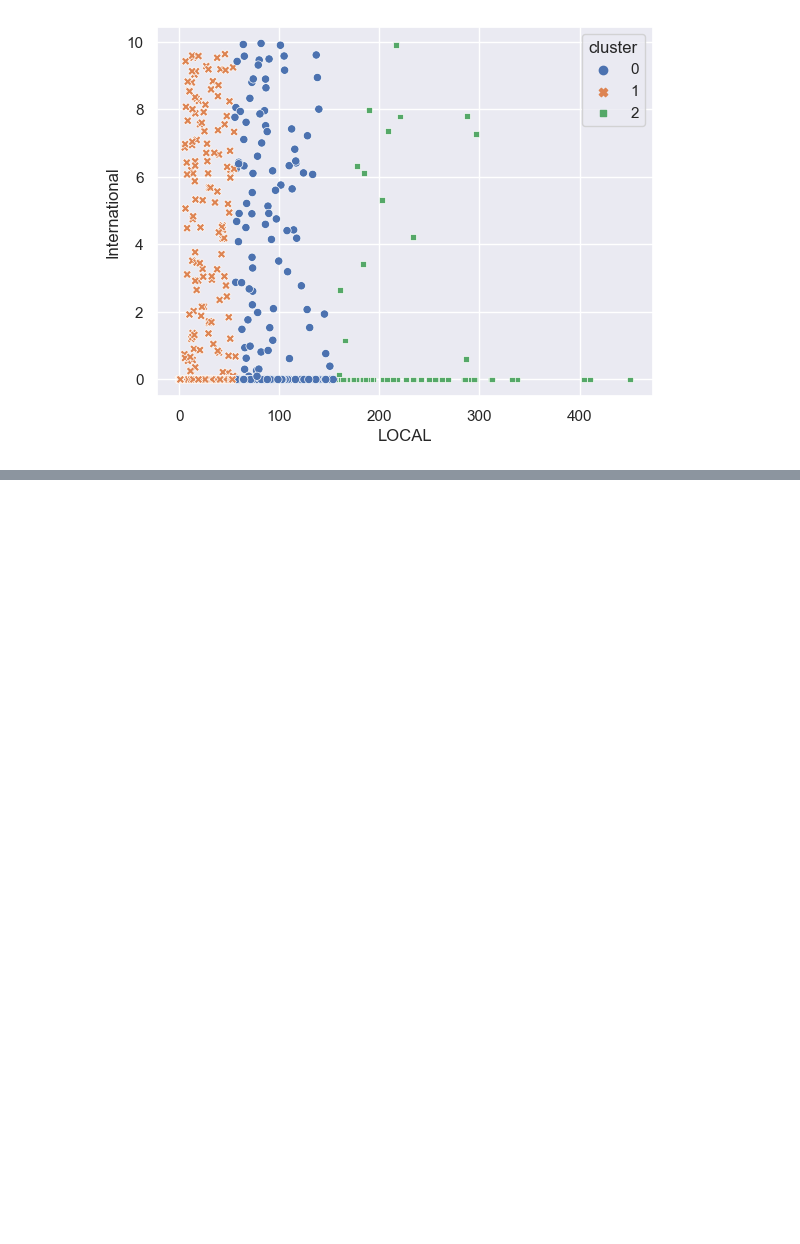
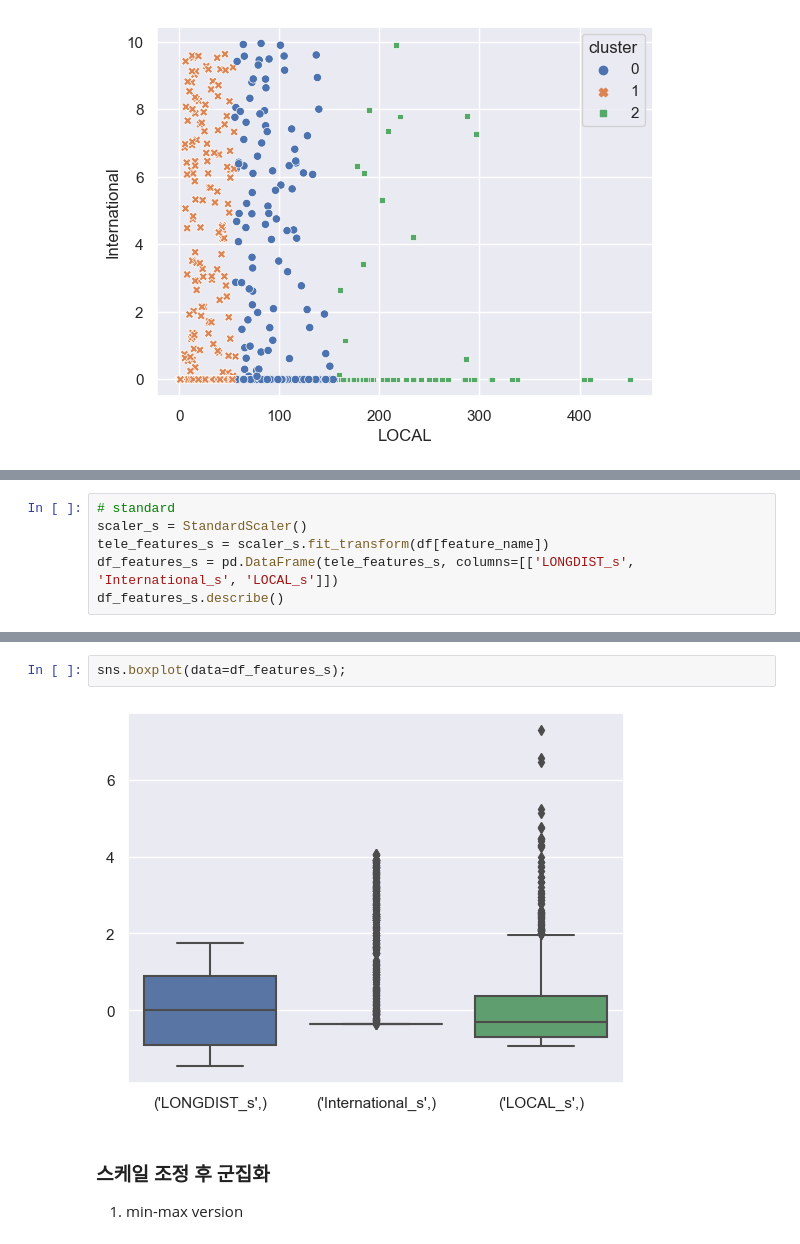
Before and after one commit to MilKim0818/TIL, a Jupyter notebook: ML/Clustering.ipynb, the cells around one changed output, grey strips where cells are left out. Drawn from its saved outputs; the diff is of its cells as text; blank space fills up the shorter version.

```diff
--- a/ML/Clustering.ipynb
+++ b/ML/Clustering.ipynb
@@ -322,0 +373,6 @@ sns.scatterplot(data=tele_cluster, x='LOCAL', y='International'
+# %%
+# standard
+scaler_s = StandardScaler()
+tele_features_s = scaler_s.fit_transform(df[feature_name])
+df_features_s = pd.DataFrame(tele_features_s, columns=[['LONGDIST_s', 'International_s', 'LOCAL_s']])
+df_features_s.describe()
@@ -322,0 +389,7 @@ sns.scatterplot(data=tele_cluster, x='LOCAL', y='International'
+# %%
+sns.boxplot(data=df_features_s);
+# %% [output]
+[figure, added]
+# %% [markdown]
+### 스케일 조정 후 군집화
+1. min-max version
```
Also changed, not shown: parts of 22 cells of this notebook, 1 other file.
